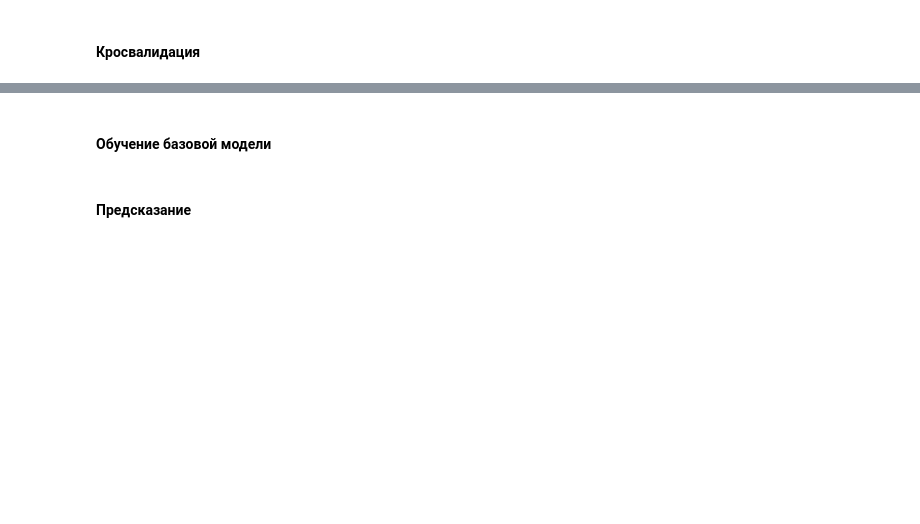
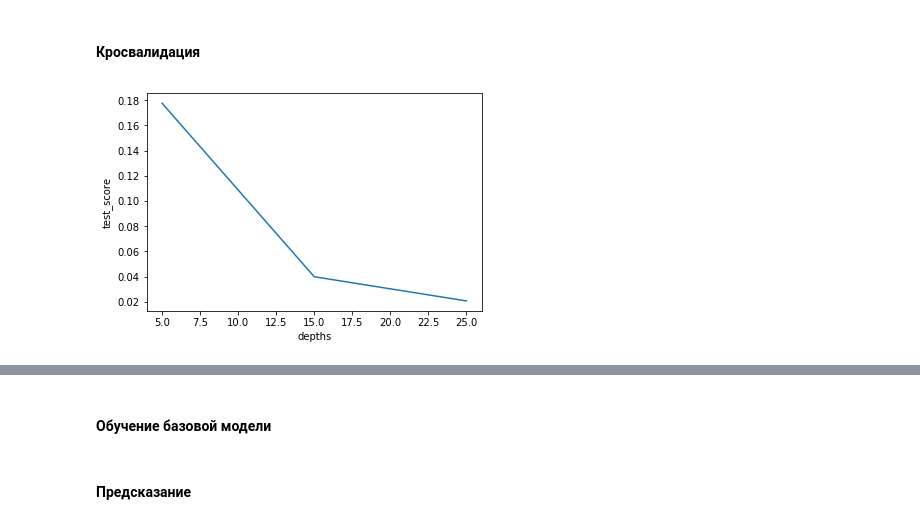
Before and after one commit to skrydg/ml, a Jupyter notebook: kaggle/walmart-recruiting-sales-in-stormy-weather/benchmark.ipynb, the cells around one changed output, grey strips where cells are left out. Cells and saved outputs as stored; diff of their text form; code cells hidden in the pictures; blank space fills up the shorter version.

```diff
--- a/kaggle/walmart-recruiting-sales-in-stormy-weather/benchmark.ipynb
+++ b/kaggle/walmart-recruiting-sales-in-stormy-weather/benchmark.ipynb
@@ -51,7 +53,7 @@ def preprocessing(data, key, weather, target_field=TARGET_NAME):
         if len(c) < 4:
             continue
         for sub_c in [c[:2], c[2:]]:
-            codesum_data.loc[sub_c] = codesum_data[c] + (codesum_data[sub_c]) if sub_c in codesum_data.columns else 0
+            codesum_data.loc[:, sub_c] = codesum_data[c] + (codesum_data[sub_c]) if sub_c in codesum_data.columns else 0
         codesum_data.drop(columns=c, inplace=True)
 
     data.drop(columns=["codesum"], inplace=True)
@@ -85,8 +93,17 @@ for column in diff_columns:
 y = preprocessed_train['units']
 X = preprocessed_train.loc[:, preprocessed_train.columns != 'units']
 
-X = X[0:10000]
-y = y[0:10000]
-model = RandomForestRegressor(criterion='mse', n_estimators=100, max_depth=20)
+samples = np.random.choice(X.shape[0], 100000, replace=False)
+X = X.iloc[samples]
+y = y.iloc[samples]
 
-cv_results = cross_validate(model, X, y, cv=3)
+depths = []
+test_score = []
+train_score = []
+
+for depth in range(5, 30, 10):
+    model = RandomForestRegressor(criterion='mse', n_estimators=100, max_depth=depth)
+    cv_results = cross_validate(model, X, y, cv=3, return_train_score=True, scoring='neg_mean_squared_error')
+    depths.append(depth)
+    test_score.append(-np.mean(cv_results['test_score']))
+    train_score.append(-np.mean(cv_results['train_score']))
@@ -99,0 +110,7 @@ print("score: {}".format(get_score(y_test, y_predict)))
+# %%
+plt.plot(depths, test_score)
+plt.ylabel('test_score')
+plt.xlabel('depths')
+plt.show()
+# %% [output]
+[figure, added]
```
Also changed, not shown: parts of 6 cells of this notebook.
